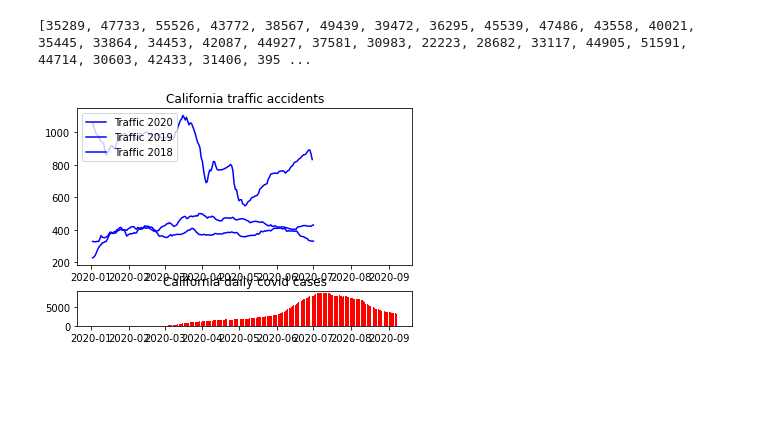
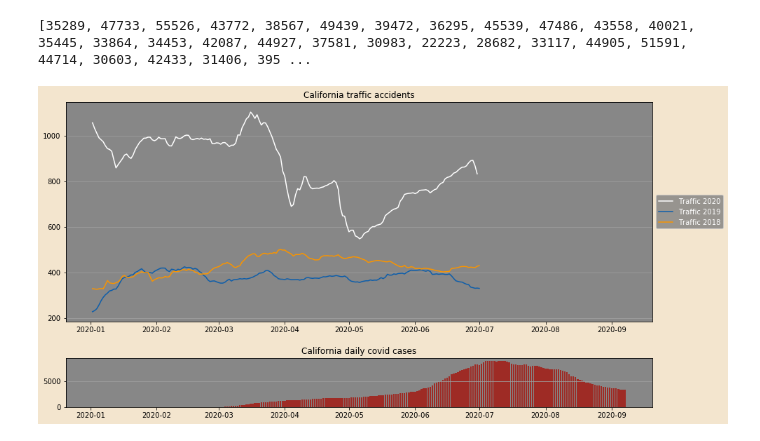
Before and after one commit to nesattorney/BED2056-project, a Jupyter notebook: project.ipynb, the cells around one changed output. Drawn from its saved outputs; the diff is of its cells as text; code cells hidden in the pictures; blank space fills up the shorter version.

Commit message:
Add styling to plot

```diff
--- a/project.ipynb
+++ b/project.ipynb
@@ -138,40 +138,51 @@ def plot_covid_state_bar(state, moving_avg_window):
     accidents_2020 = state_traffic_data_2020['count']
 
     # Plot traffic accidents 2019
     dates_traffic_2019 = state_traffic_data_2019['date']
     accidents_2019 = state_traffic_data_2019['count']
 
     # Plot taffic accidents 2018
     dates_traffic_2018 = state_traffic_data_2018['date']
     accidents_2018 = state_traffic_data_2018['count']
 
 
+    fig = plt.figure()
+
+    fig.set_facecolor('#f3e5ce')
 
     top = plt.subplot2grid((4, 4), (0, 0), rowspan=3, colspan=4)
-    top.plot(dates_traffic_2020, accidents_2020, color='blue', label='Traffic 2020')
-    top.plot(dates_traffic_2019, accidents_2019, color='blue', label='Traffic 2019')
-    top.plot(dates_traffic_2018, accidents_2018, color='blue', label='Traffic 2018')
+    top.plot(dates_traffic_2020, accidents_2020, color='white', label='Traffic 2020')
+    top.plot(dates_traffic_2019, accidents_2019, color='#0D5EAB', label='Traffic 2019')
+    top.plot(dates_traffic_2018, accidents_2018, color='#FA9500', label='Traffic 2018')
     plt.title(state + " traffic accidents")
-    plt.legend(loc=2)
+    top_legend = plt.legend(facecolor='gray', loc='center left', bbox_to_anchor=(1, 0.5))
+
+    for label in top_legend.get_texts():
+        label.set_color('white')
+
+    plt.grid(which="both", axis="y", color="#9f9f9f")
+
+    top.set_facecolor('#878787')
 
     # Plot covid cases
     dates_covid = state_covid_data['date']
     positives = get_daily_covid_state(state)
     positives = pd.Series(positives)
     positives = positives.rolling(window = moving_avg_window).mean()
 
     # Add the covid along the bottom
     bottom = plt.subplot2grid((4, 4), (3, 0), rowspan=1, colspan=4, sharex=top)
-    bottom.bar(dates_covid, positives, color='red')
+    plt.grid(which="both", axis="y", color="#9f9f9f")
+    bottom.bar(dates_covid, positives, color='#9E2B25')
     plt.title(state + ' daily covid cases')
     plt.subplots_adjust(hspace=0.75)
     plt.gcf().set_size_inches(15, 8)
 
-    pass
+    bottom.set_facecolor('#878787')
 
 plot_covid_state_bar('California', 21)
 # %% [output]
-[figure, old version]
+[figure, new version]
 # %%
 import datetime
 def plot_covid_state(state, moving_avg_window):
```
Also changed, not shown: parts of 3 cells of this notebook.
